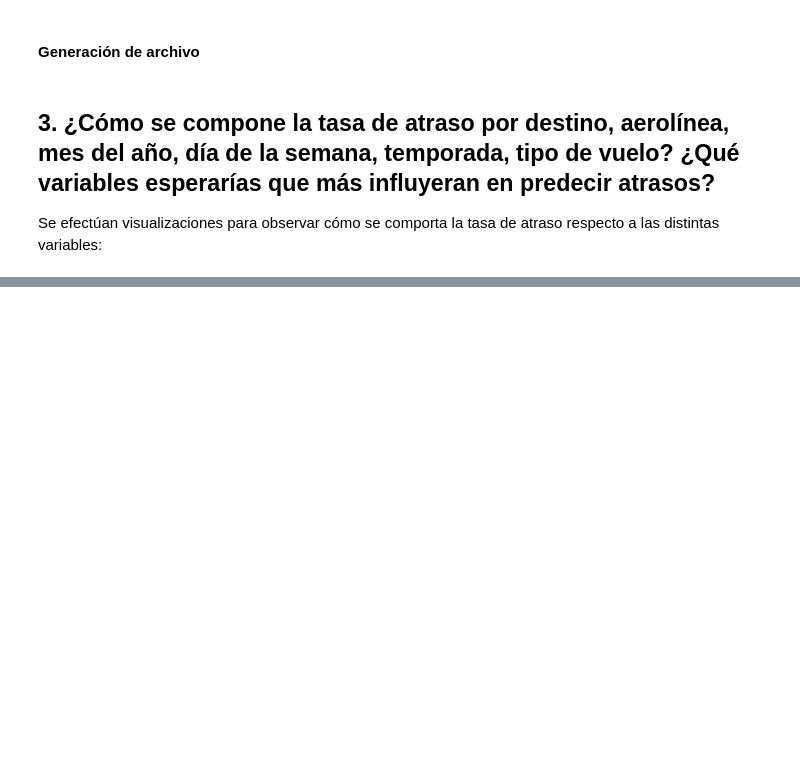
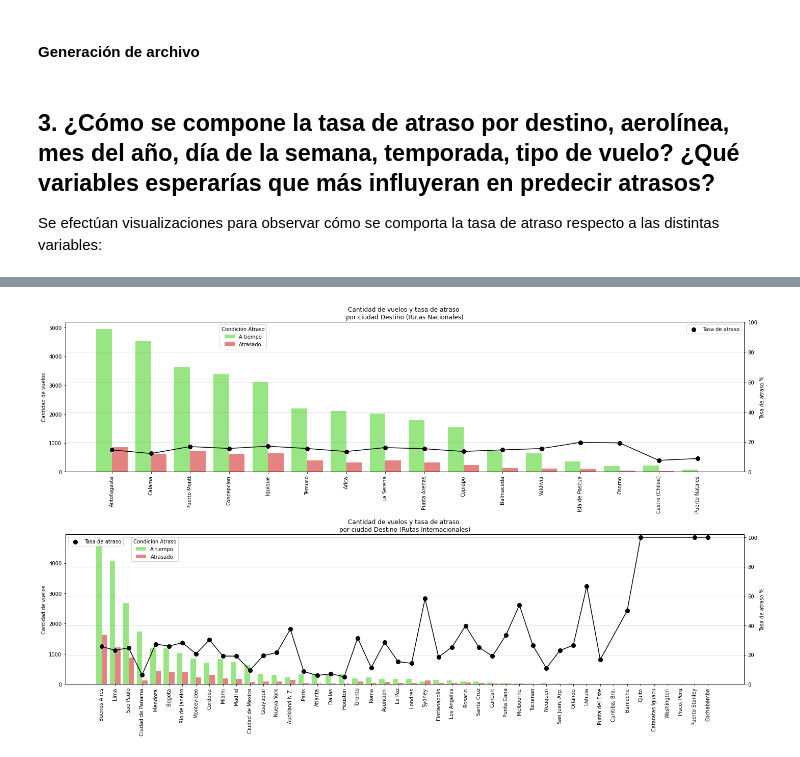
Before and after one commit to jesusfberrios/ds_challenge_latam, a Jupyter notebook: solution.ipynb, the cells around one changed output, grey strips where cells are left out. Saved outputs shown, nothing was run; the diff lists cells and outputs as text; code cells hidden in the pictures; blank space fills up the shorter version.

```diff
--- a/solution.ipynb
+++ b/solution.ipynb
@@ -389,0 +486,52 @@ Se efectúan visualizaciones para observar cómo se comporta la tasa de atraso r
+# %%
+fig, axes = plt.subplots(nrows=2,ncols=1,figsize=(20,12))
+axes = axes.flatten()
+
+ax = axes[0]
+#y4 = y4.sort_values(ascending=False)*100
+#sns.barplot(x=y4.index,y=y4,ax=ax,color='#7DA8D8',edgecolor='k')
+sns.countplot(data=df[(df.TIPOVUELO=='N')],x='SIGLADES',hue='atraso_15',\
+                    order=df[(df.TIPOVUELO=='N')].SIGLADES.value_counts().index,ax=ax,palette=['#8FF573','#F57373'])
+legend_labels, _= ax.get_legend_handles_labels()
+ax.legend(legend_labels, ['A tiempo','Atrasado'], bbox_to_anchor=(0.3,1), title='Condición Atraso')
+
+ax2 = ax.twinx()
+y0 = 100*df[(df.atraso_15==1)&(df.TIPOVUELO=='N')].SIGLADES.value_counts()/df[df.TIPOVUELO=='N'].SIGLADES.value_counts()
+y0 = y0.reindex(df[(df.TIPOVUELO=='N')].SIGLADES.value_counts().index)
+sns.scatterplot(x=y0.index,y=y0,ax=ax2,color='k',s=100,label='Tasa de atraso')
+sns.lineplot(x=y0.index,y=y0,ax=ax2,color='k')
+ax.tick_params(axis='x', labelrotation = 90)
+ax2.set_ylim([0,100])
+ax.set_title('Cantidad de vuelos y tasa de atraso \npor ciudad Destino (Rutas Nacionales)')
+ax.set_ylabel('Cantidad de vuelos')
+ax2.set_ylabel('Tasa de atraso %')
+ax.set_xlabel('')
+ax2.grid(color='grey',linestyle='-',alpha=0.3)
+
+
+
+ax = axes[1]
+# y5 = y5.sort_values(ascending=False)*100
+# sns.barplot(x=y5.index,y=y5,ax=ax,color='#E7C862',edgecolor='k')
+sns.countplot(data=df[(df.TIPOVUELO=='I')],x='SIGLADES',hue='atraso_15',\
+                    order=df[(df.TIPOVUELO=='I')].SIGLADES.value_counts().index,ax=ax,palette=['#8FF573','#F57373'])
+legend_labels, _= ax.get_legend_handles_labels()
+ax.legend(legend_labels, ['A tiempo','Atrasado'], bbox_to_anchor=(0.17,1), title='Condición Atraso')
+
+ax2 = ax.twinx()
+y1 = 100*df[(df.atraso_15==1)&(df.TIPOVUELO=='I')].SIGLADES.value_counts()/df[df.TIPOVUELO=='I'].SIGLADES.value_counts()
+y1 = y1.reindex(df[(df.TIPOVUELO=='I')].SIGLADES.value_counts().index)
+sns.scatterplot(x=y1.index,y=y1,ax=ax2,color='k',s=100,label='Tasa de atraso')
+sns.lineplot(x=y1.index,y=y1,ax=ax2,color='k')
+ax.tick_params(axis='x', labelrotation = 90)
+ax2.set_ylim([0,102])
+ax.set_title('Cantidad de vuelos y tasa de atraso \npor ciudad Destino (Rutas Internacionales)')
+ax.set_ylabel('Cantidad de vuelos')
+ax2.set_ylabel('Tasa de atraso %')
+ax.set_xlabel('')
+ax2.grid(color='grey',linestyle='-',alpha=0.3)
+
+
+fig.tight_layout()
+# %% [output]
+[figure, added]
```
Also changed, not shown: parts of 12 cells of this notebook, 2 other files.
